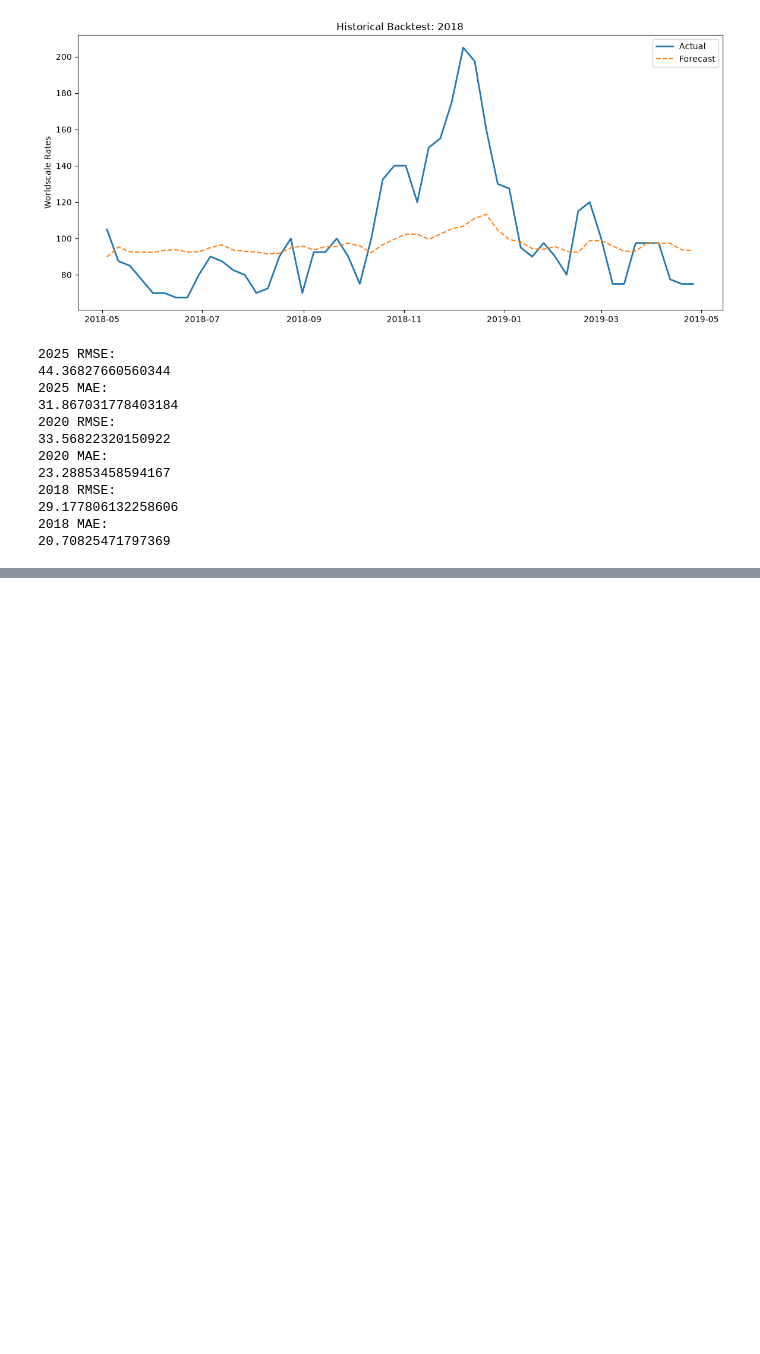
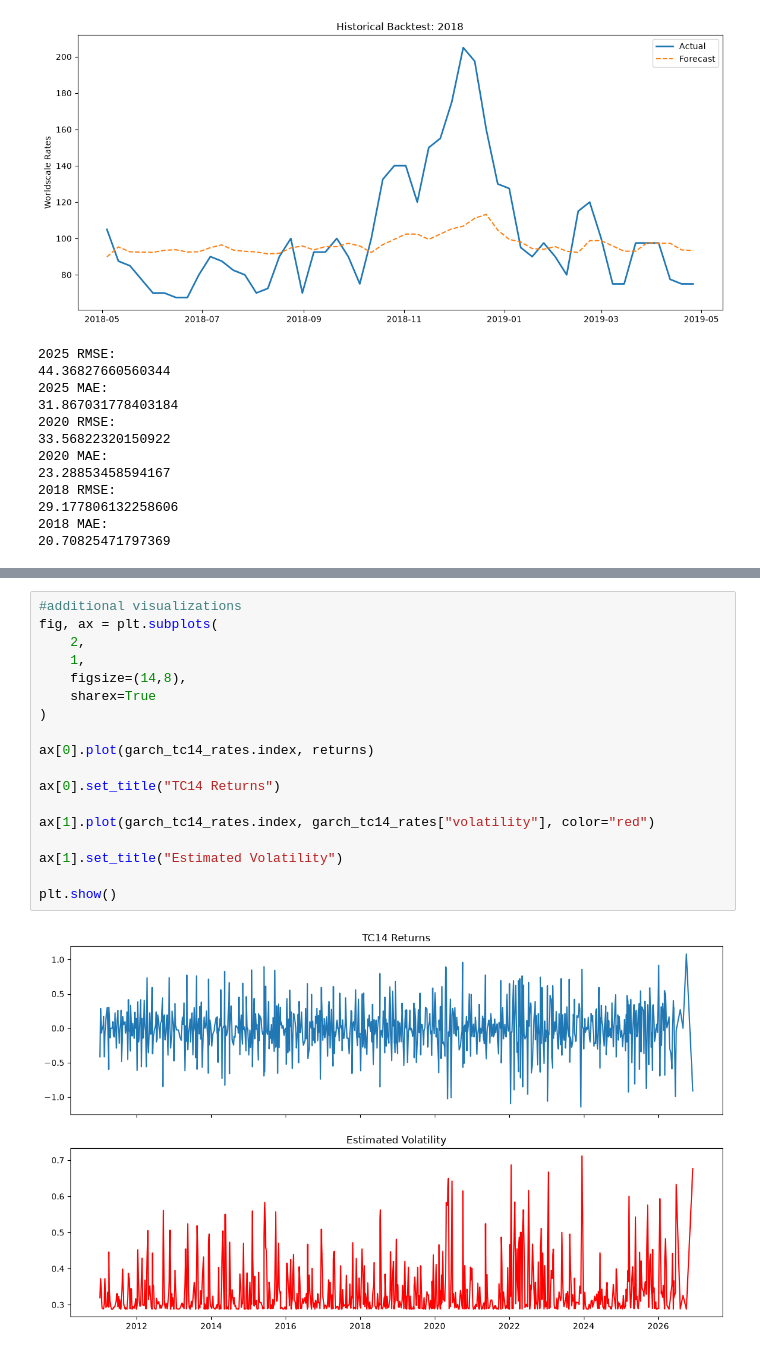
Before and after one commit to hdwyerr/freight-forecasting-models, a Jupyter notebook: code/TC14_Models.ipynb, the cells around one changed output, grey strips where cells are left out. Cells and saved outputs as stored; diff of their text form; blank space fills up the shorter version.

```diff
--- a/code/TC14_Models.ipynb
+++ b/code/TC14_Models.ipynb
@@ -848,0 +873,20 @@ Covariance estimator: robust
+# %%
+#additional visualizations
+fig, ax = plt.subplots(
+    2,
+    1,
+    figsize=(14,8),
+    sharex=True
+)
+
+ax[0].plot(garch_tc14_rates.index, returns)
+
+ax[0].set_title("TC14 Returns")
+
+ax[1].plot(garch_tc14_rates.index, garch_tc14_rates["volatility"], color="red")
+
+ax[1].set_title("Estimated Volatility")
+
+plt.show()
+# %% [output]
+[figure, added]
```
Also changed, not shown: parts of 1 cell of this notebook.
